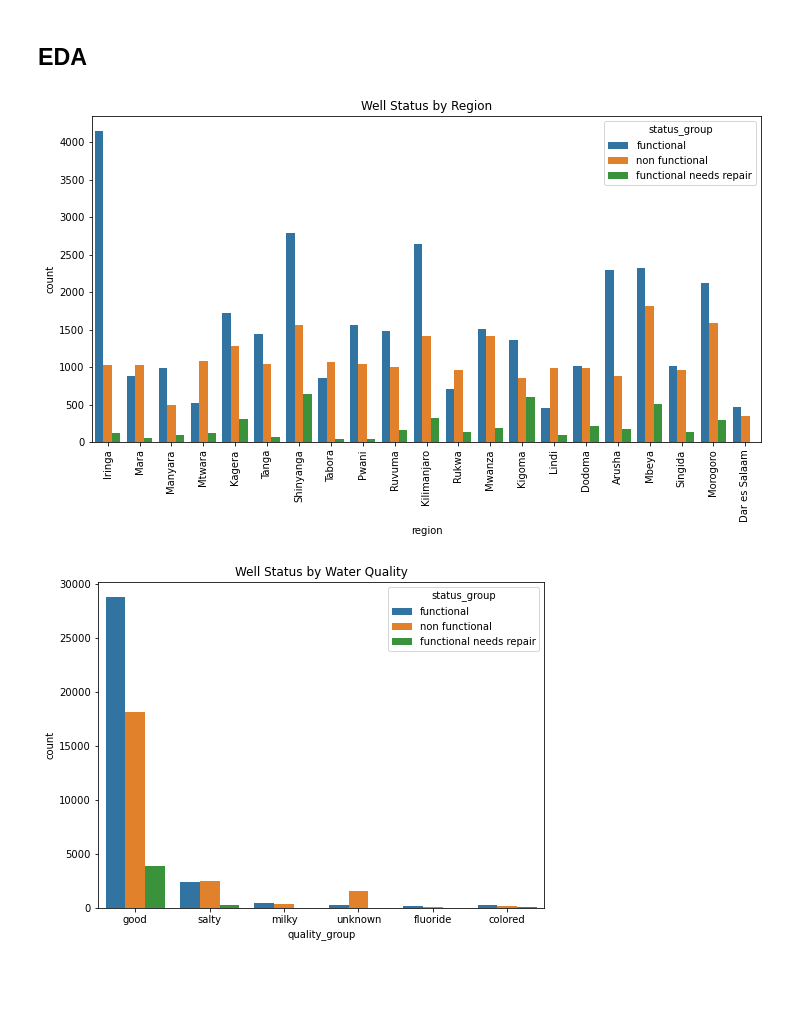
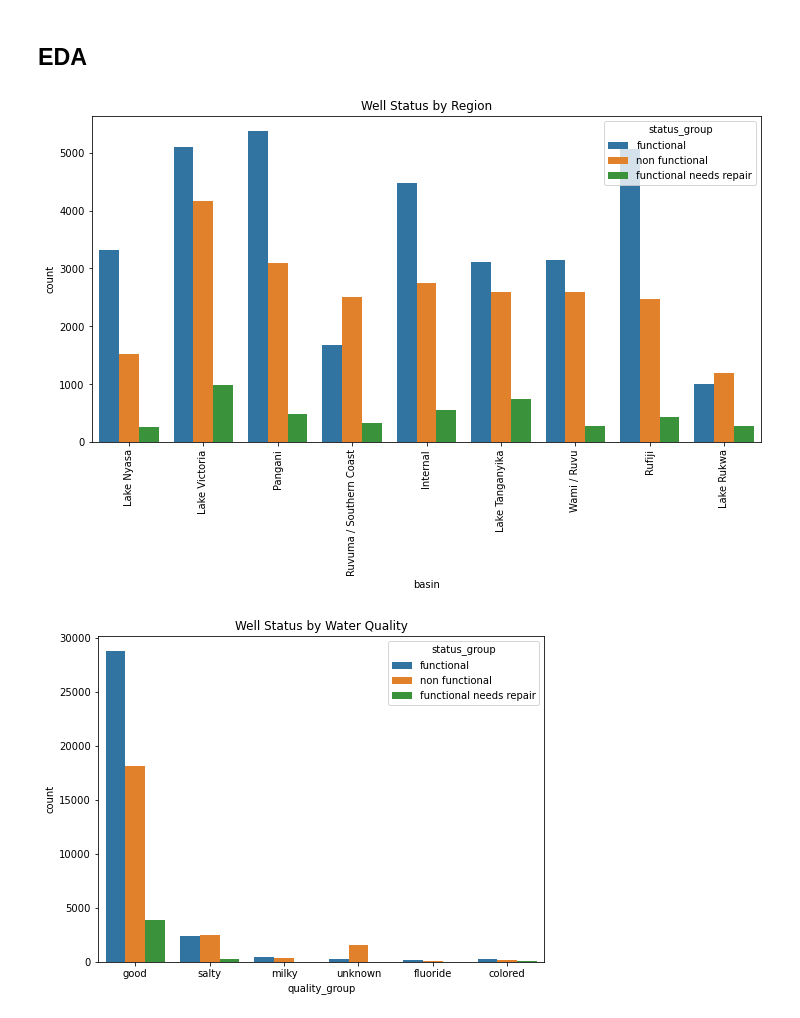
Before and after one commit to Ketty-Odero/Tanzanian-Water-Wells-Prediction-Model, a Jupyter notebook: notebooks/exploratory2.ipynb, the cells around one changed output. Saved outputs shown, nothing was run; the diff lists cells and outputs as text; code cells hidden in the pictures; blank space fills up the shorter version.

Commit message:
Data cleaning

```diff
--- a/notebooks/exploratory2.ipynb
+++ b/notebooks/exploratory2.ipynb
@@ -105,12 +105,12 @@ train_data['well_age'].min()
 # %%
 #Well status by region
 plt.figure(figsize=(12, 6))
-sns.countplot(data=train_data, x='region', hue='status_group')
+sns.countplot(data=train_data, x='basin', hue='status_group')
 plt.xticks(rotation=90)
 plt.title("Well Status by Region")
 plt.show()
 # %% [output]
-[figure, old version]
+[figure, new version]
 # %%
 # water quality and well status
 plt.figure(figsize=(8, 6))
```
Also changed, not shown: parts of 16 cells of this notebook, 3 other files.
